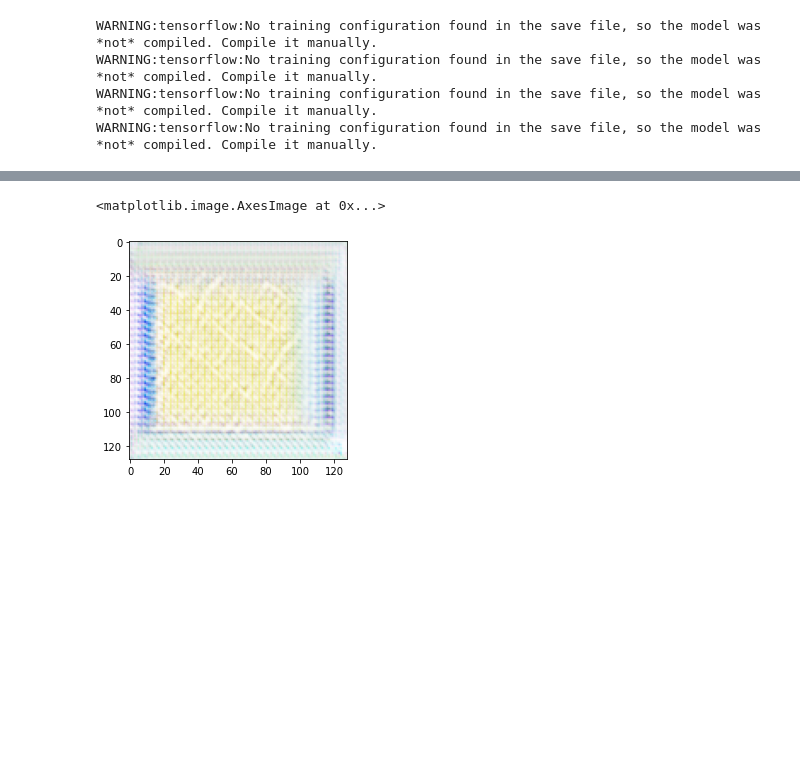
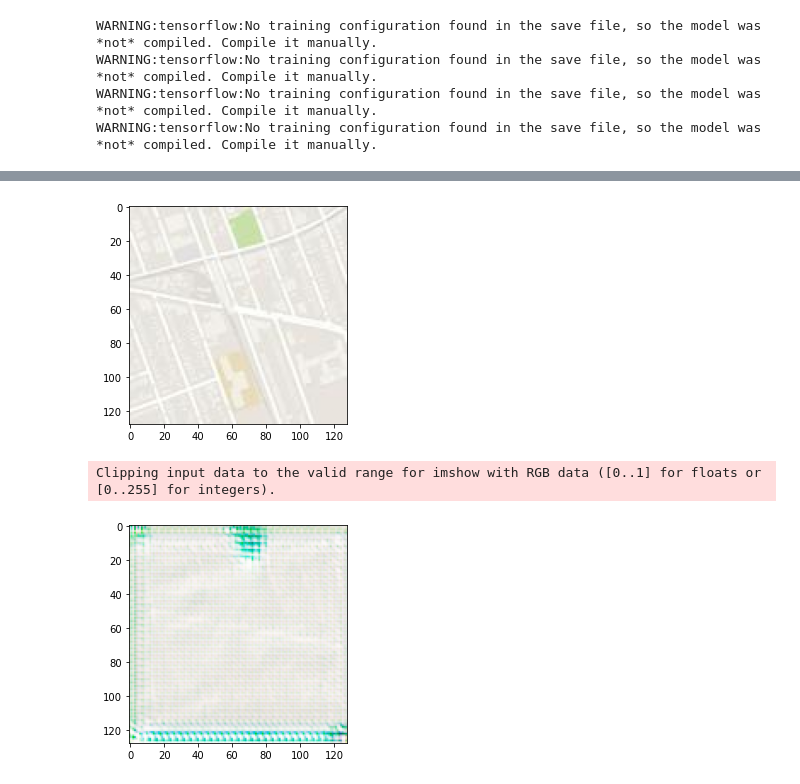
Before and after one commit to Astrojigs/Aerial-images-to-maps, a Jupyter notebook: Thesis CycleGAN.ipynb, the cells around one changed output, grey strips where cells are left out. Drawn from its saved outputs; the diff is of its cells as text; code cells hidden in the pictures; blank space fills up the shorter version.

```diff
--- a/Thesis CycleGAN.ipynb
+++ b/Thesis CycleGAN.ipynb
@@ -654,9 +661,12 @@ plt.imshow(test_aerial[200].reshape(1,128,128,3)[0])
-# %%
-
-plt.imshow(generator_g(test_aerial[200].reshape(1,128,128,3))[0])
-# %% [output]
-<matplotlib.image.AxesImage at 0x...>
-[figure, removed]
+# %%
+plt.imshow(test_maps[20].reshape(1,128,128,3)[0])
+plt.show()
+plt.imshow(generator_f(test_maps[20].reshape(1,128,128,3))[0])
+plt.show()
+# %% [output]
+[figure, added]
+Clipping input data to the valid range for imshow with RGB data ([0..1] for floats or [0..255] for integers).
+[figure, added]
 # %%
 def aerial_to_maps(aerial_image):
     """
```
Also changed, not shown: parts of 2 cells of this notebook.
